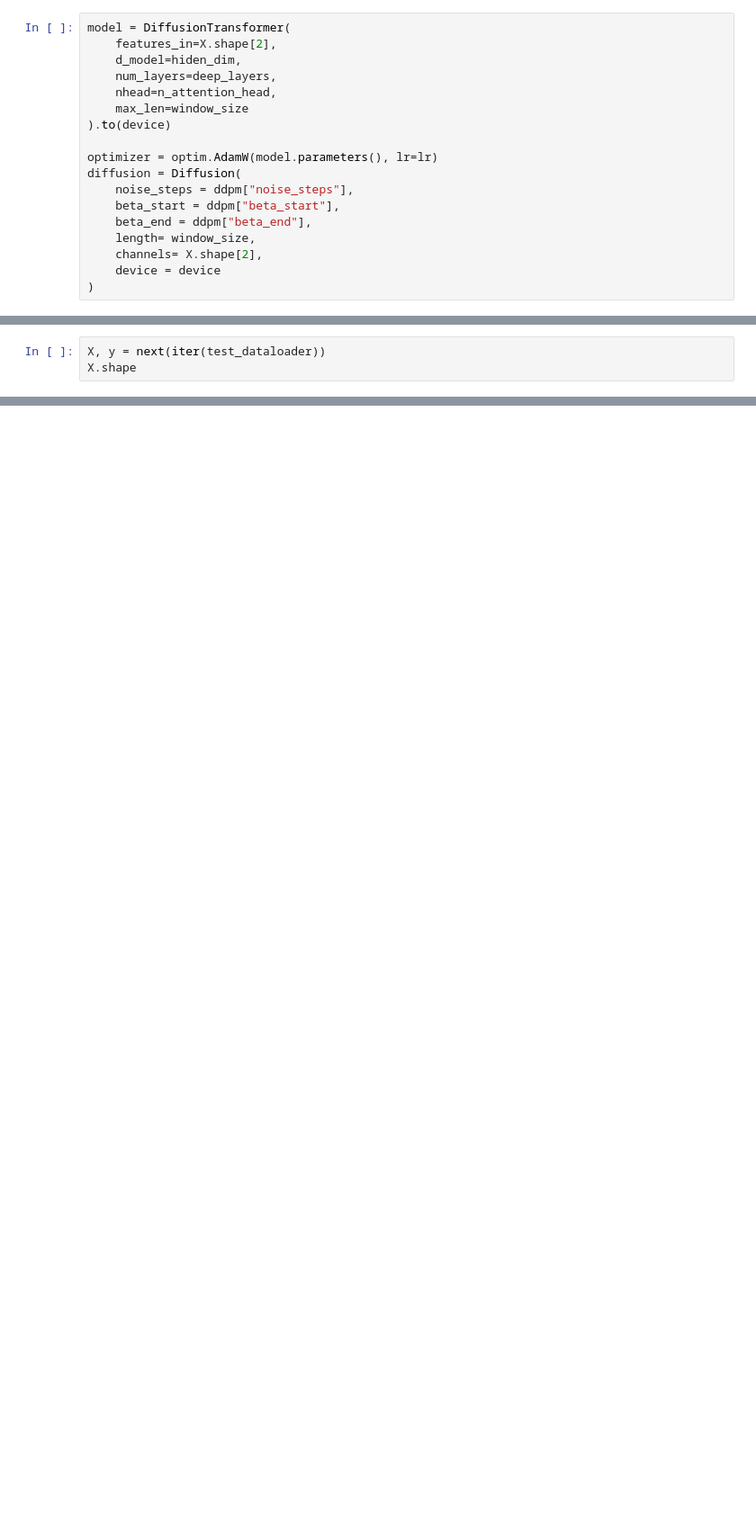
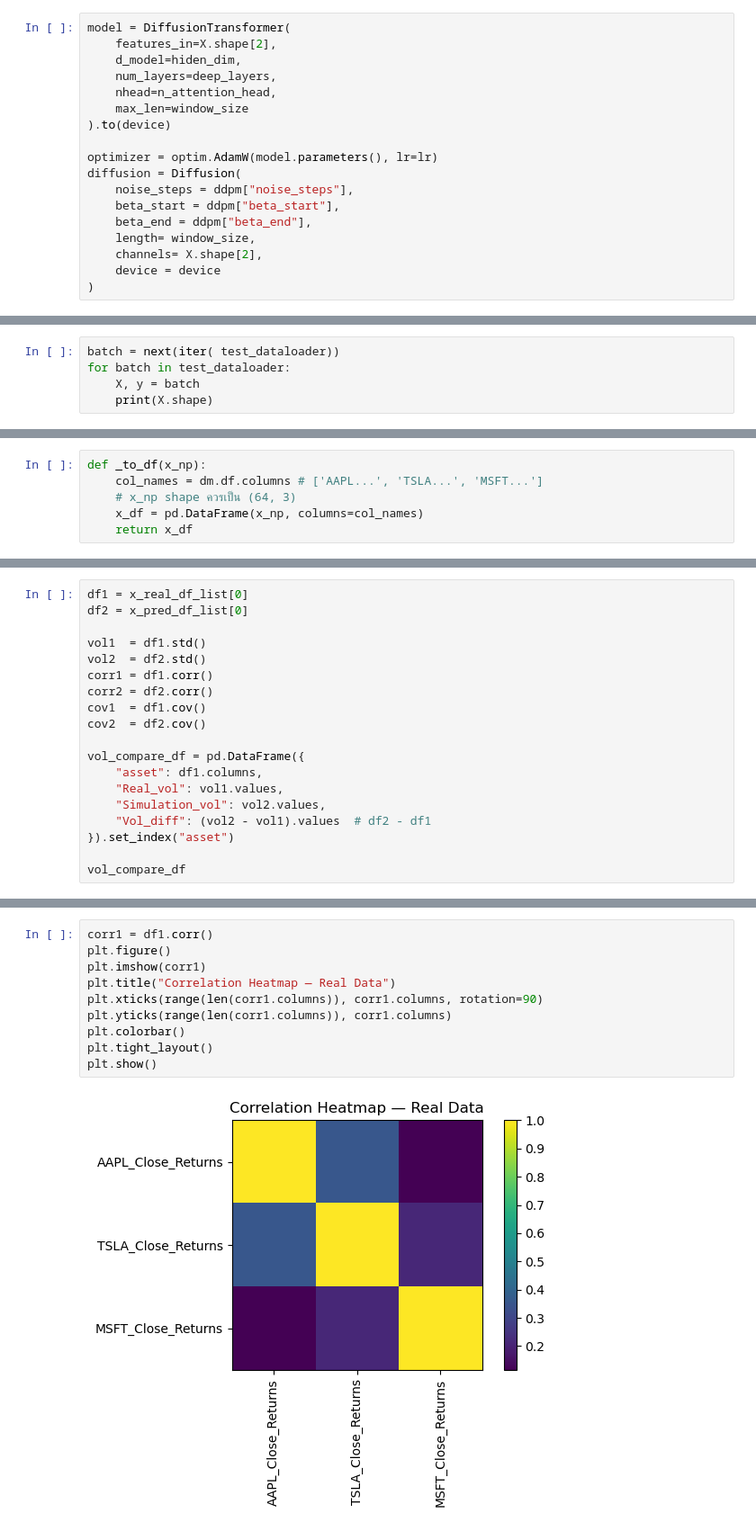
Before and after one commit to Narodomy/Time-Series-Generative-AI-for-Asset-Investment, a Jupyter notebook: notebooks/v4_playground.ipynb, the cells around one changed output, grey strips where cells are left out. Shown at 90% size. Drawn from its saved outputs; the diff is of its cells as text; blank space fills up the shorter version.

```diff
--- a/notebooks/v4_playground.ipynb
+++ b/notebooks/v4_playground.ipynb
@@ -318,3 +245,0 @@ last_step_df.tail()
-# %%
-X, y = next(iter(test_dataloader))
-X.shape
@@ -322,0 +246,5 @@ torch.Size([32, 64, 6])
+# %%
+batch = next(iter( test_dataloader))
+for batch in test_dataloader:
+    X, y = batch
+    print(X.shape)
@@ -322,0 +349,6 @@ torch.Size([32, 64, 6])
+# %%
+def _to_df(x_np):
+    col_names = dm.df.columns # ['AAPL...', 'TSLA...', 'MSFT...']
+    # x_np shape ควรเป็น (64, 3)
+    x_df = pd.DataFrame(x_np, columns=col_names)
+    return x_df
@@ -322,0 +414,19 @@ torch.Size([32, 64, 6])
+# %%
+df1 = x_real_df_list[0]
+df2 = x_pred_df_list[0]
+
+vol1  = df1.std()
+vol2  = df2.std()
+corr1 = df1.corr()
+corr2 = df2.corr()
+cov1  = df1.cov()
+cov2  = df2.cov()
+
+vol_compare_df = pd.DataFrame({
+    "asset": df1.columns,
+    "Real_vol": vol1.values,
+    "Simulation_vol": vol2.values,
+    "Vol_diff": (vol2 - vol1).values  # df2 - df1
+}).set_index("asset")
+
+vol_compare_df
@@ -322,0 +525,12 @@ torch.Size([32, 64, 6])
+# %%
+corr1 = df1.corr()
+plt.figure()
+plt.imshow(corr1)
+plt.title("Correlation Heatmap — Real Data")
+plt.xticks(range(len(corr1.columns)), corr1.columns, rotation=90)
+plt.yticks(range(len(corr1.columns)), corr1.columns)
+plt.colorbar()
+plt.tight_layout()
+plt.show()
+# %% [output]
+[figure, added]
```
Also changed, not shown: parts of 51 cells of this notebook, 7 other files.
